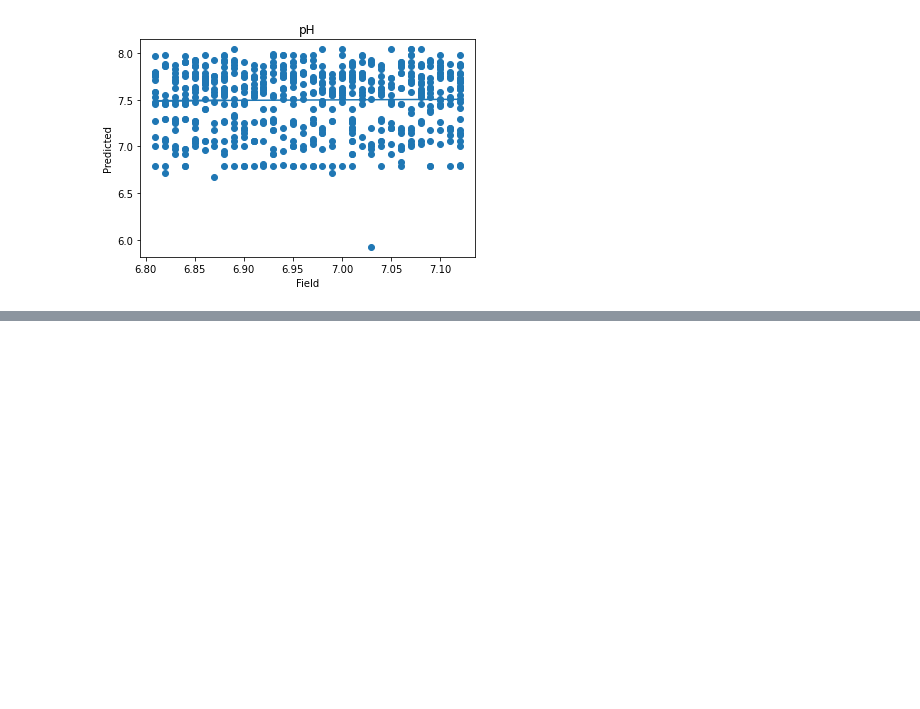
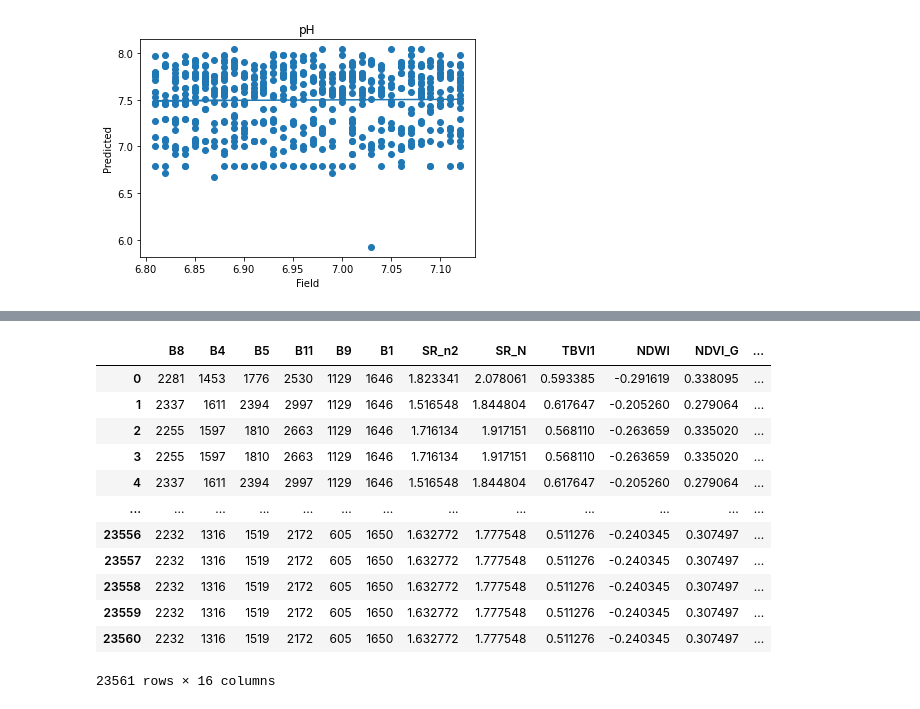
Before and after one commit to jagadeeshreddyr14/soilhealth-, a Jupyter notebook: dump/corr.ipynb, the cells around one changed output, grey strips where cells are left out. Drawn from its saved outputs; the diff is of its cells as text; code cells hidden in the pictures; blank space fills up the shorter version.

```diff
--- a/dump/corr.ipynb
+++ b/dump/corr.ipynb
@@ -98,0 +135,17 @@ mae, rmse, var_pred, corr = cal_error(dff, y_test, predictions)
+# %%
+df[['B8','B4','B5','B11','B9','B1','SR_n2','SR_N','TBVI1','NDWI','NDVI_G','P','N','OC','K','pH']]\
+    #.to_csv("/home/satyukt/Downloads/soil_test_clean.csv", index = False)
+# %% [output]
+|  | B8 | B4 | B5 | B11 | B9 | B1 | SR_n2 | SR_N | TBVI1 | NDWI | NDVI_G | ... |
+| 0 | 2281 | 1453 | 1776 | 2530 | 1129 | 1646 | 1.823341 | 2.078061 | 0.593385 | -0.291619 | 0.338095 | ... |
+| 1 | 2337 | 1611 | 2394 | 2997 | 1129 | 1646 | 1.516548 | 1.844804 | 0.617647 | -0.205260 | 0.279064 | ... |
+| 2 | 2255 | 1597 | 1810 | 2663 | 1129 | 1646 | 1.716134 | 1.917151 | 0.568110 | -0.263659 | 0.335020 | ... |
+| 3 | 2255 | 1597 | 1810 | 2663 | 1129 | 1646 | 1.716134 | 1.917151 | 0.568110 | -0.263659 | 0.335020 | ... |
+| 4 | 2337 | 1611 | 2394 | 2997 | 1129 | 1646 | 1.516548 | 1.844804 | 0.617647 | -0.205260 | 0.279064 | ... |
+| ... | ... | ... | ... | ... | ... | ... | ... | ... | ... | ... | ... | ... |
+| 23556 | 2232 | 1316 | 1519 | 2172 | 605 | 1650 | 1.632772 | 1.777548 | 0.511276 | -0.240345 | 0.307497 | ... |
+| 23557 | 2232 | 1316 | 1519 | 2172 | 605 | 1650 | 1.632772 | 1.777548 | 0.511276 | -0.240345 | 0.307497 | ... |
+| 23558 | 2232 | 1316 | 1519 | 2172 | 605 | 1650 | 1.632772 | 1.777548 | 0.511276 | -0.240345 | 0.307497 | ... |
+| 23559 | 2232 | 1316 | 1519 | 2172 | 605 | 1650 | 1.632772 | 1.777548 | 0.511276 | -0.240345 | 0.307497 | ... |
+| 23560 | 2232 | 1316 | 1519 | 2172 | 605 | 1650 | 1.632772 | 1.777548 | 0.511276 | -0.240345 | 0.307497 | ... |
+23561 rows × 16 columns
```
Also changed, not shown: parts of 11 cells of this notebook, 17 other files.
